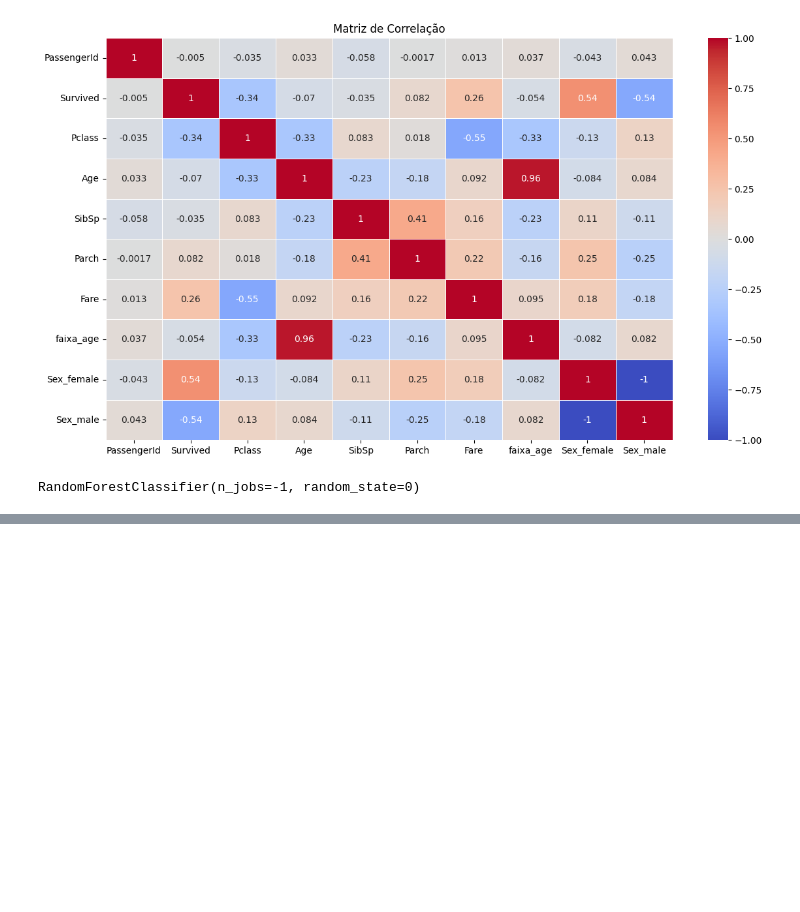
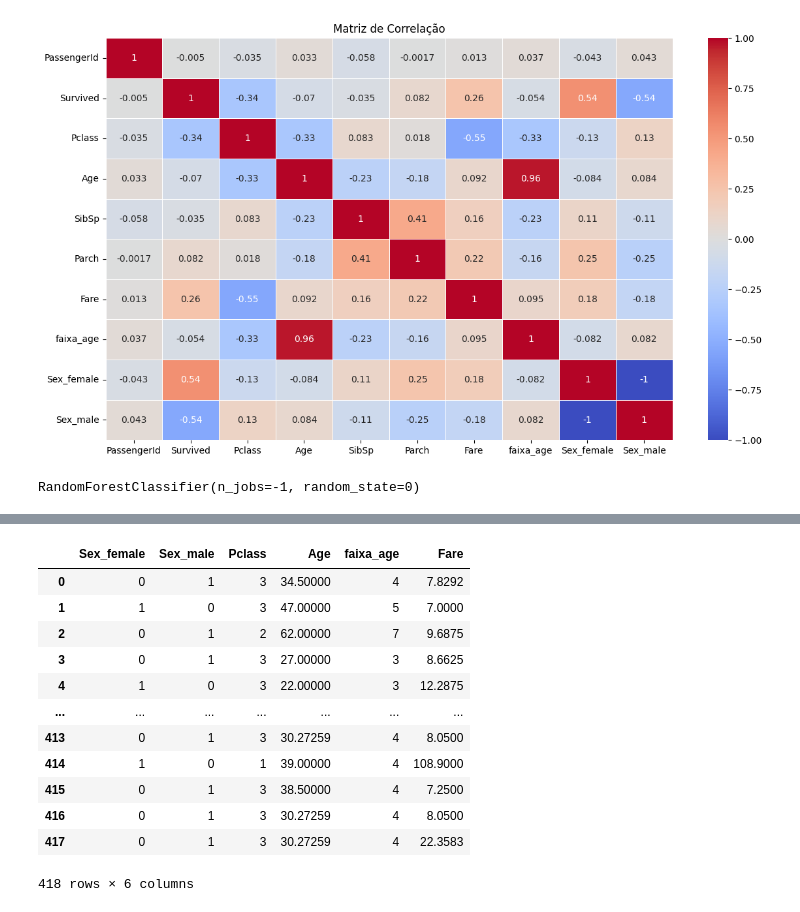
Before and after one commit to maylonleoncio/titanic, a Jupyter notebook: titanic_analysis.ipynb, the cells around one changed output, grey strips where cells are left out. Drawn from its saved outputs; the diff is of its cells as text; code cells hidden in the pictures; blank space fills up the shorter version.

```diff
--- a/titanic_analysis.ipynb
+++ b/titanic_analysis.ipynb
@@ -172,0 +177,17 @@ X_prev =
+# %%
+one_hot_encoded_data_test = one_hot_encoded_data_test[['Sex_female', 'Sex_male', 'Pclass', 'Age', 'faixa_age', 'Fare']]
+one_hot_encoded_data_test
+# %% [output]
+|  | Sex_female | Sex_male | Pclass | Age | faixa_age | Fare |
+| 0 | 0 | 1 | 3 | 34.50000 | 4 | 7.8292 |
+| 1 | 1 | 0 | 3 | 47.00000 | 5 | 7.0000 |
+| 2 | 0 | 1 | 2 | 62.00000 | 7 | 9.6875 |
+| 3 | 0 | 1 | 3 | 27.00000 | 3 | 8.6625 |
+| 4 | 1 | 0 | 3 | 22.00000 | 3 | 12.2875 |
+| ... | ... | ... | ... | ... | ... | ... |
+| 413 | 0 | 1 | 3 | 30.27259 | 4 | 8.0500 |
+| 414 | 1 | 0 | 1 | 39.00000 | 4 | 108.9000 |
+| 415 | 0 | 1 | 3 | 38.50000 | 4 | 7.2500 |
+| 416 | 0 | 1 | 3 | 30.27259 | 4 | 8.0500 |
+| 417 | 0 | 1 | 3 | 30.27259 | 4 | 22.3583 |
+418 rows × 6 columns
```
Also changed, not shown: parts of 7 cells of this notebook, 2 other files.
